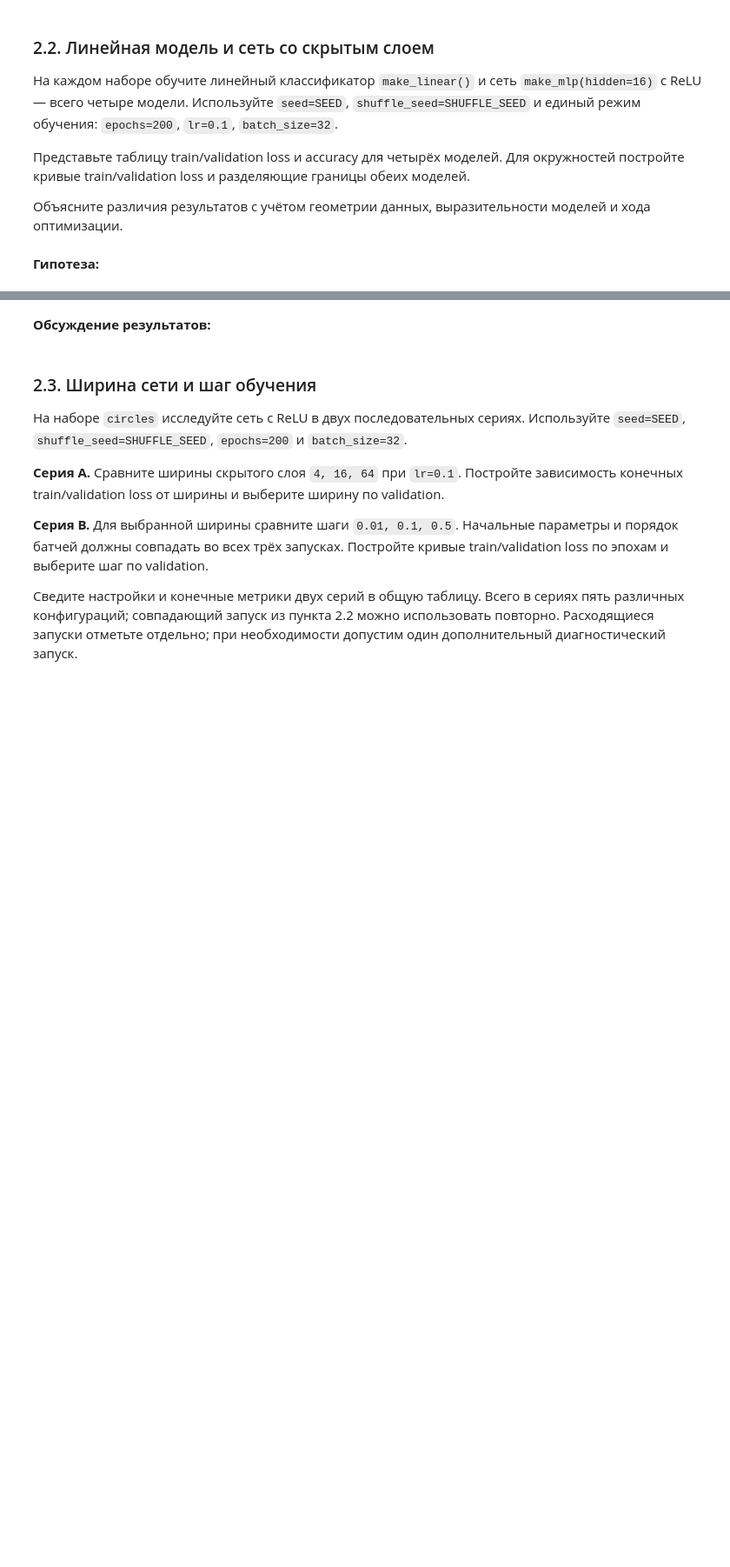
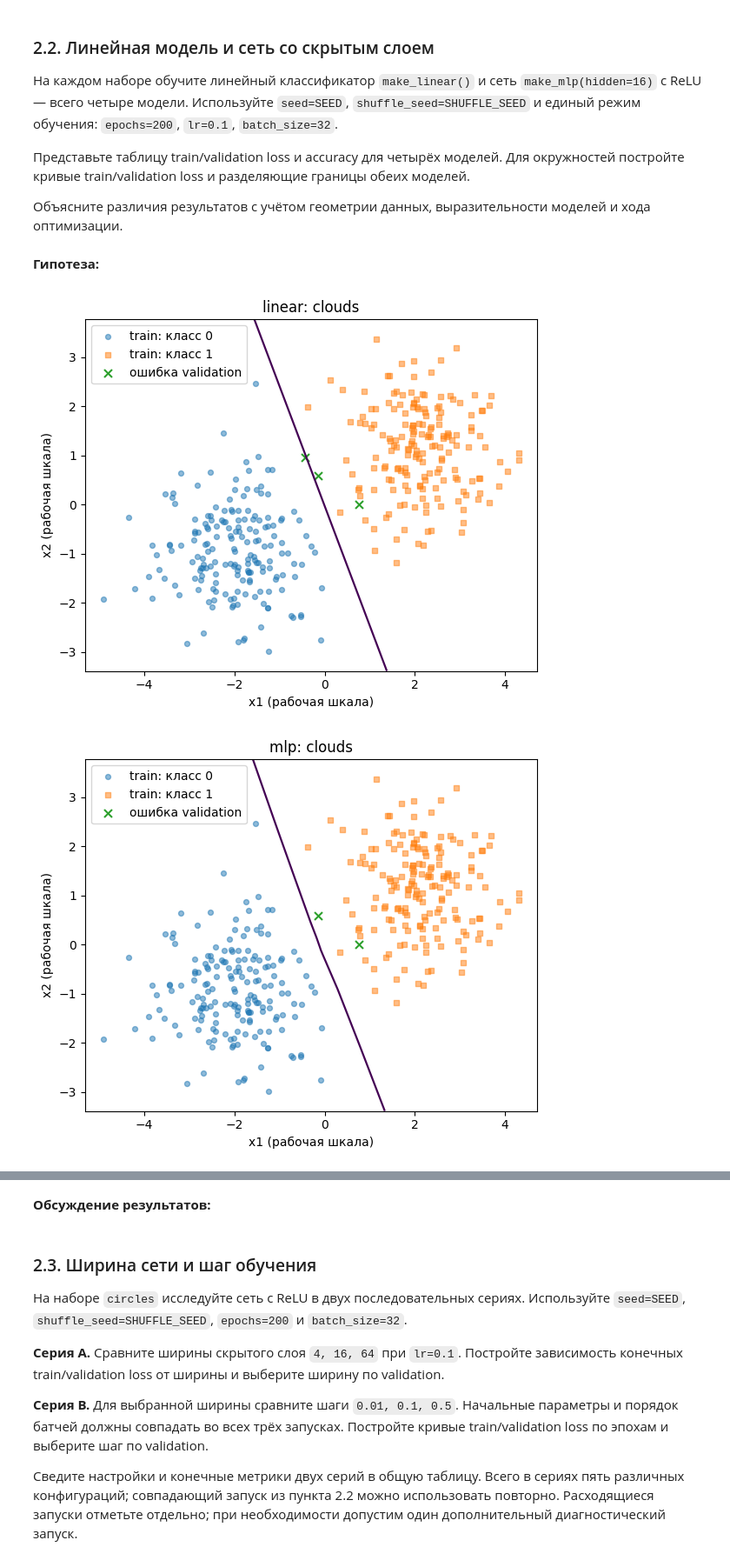
Before and after one commit to Abrackadabrr/machine_learning_practice, a Jupyter notebook: hometask/autumn_semester/task_2/hw2_neural_networks_student.ipynb, the cells around one changed output, grey strips where cells are left out. Shown at 87% size. Drawn from its saved outputs; the diff is of its cells as text; code cells hidden in the pictures; blank space fills up the shorter version.

```diff
--- a/hometask/autumn_semester/task_2/hw2_neural_networks_student.ipynb
+++ b/hometask/autumn_semester/task_2/hw2_neural_networks_student.ipynb
@@ -911,4 +914,10 @@ for name, dataset in data.items():
 предсказывающего наиболее частый класс train. При равенстве частот выберите
 класс `0`. Сопоставьте геометрию наборов с возможностями линейной модели.
 # %%
-# Решение пункта 2.1.
+class DummyClassifier:
+    def __init__(self, X_train, y_train):
+        values, counts = np.unique(y_train, return_counts=True)
+        self.result = values[counts.argmax()]
+
+    def forward(self, X):
+        return np.ones(X.shape[0]) * self.result
@@ -914,0 +1013,13 @@ for name, dataset in data.items():
+# %%
+prepared = data.copy()
+# %%
+# оценка accuracy для DummyClassifier
+baselines = {}
+base_predicts = {}
+base_acc = {}
+for name in prepared.keys():
+    baselines[name] = DummyClassifier(prepared[name]["X_train"], prepared[name]["y_train"])
+    base_predicts[name] = baselines[name].forward(prepared[name]["X_valid"])
+    base_acc[name] = np.sum(base_predicts[name] == prepared[name]["y_valid"]) / prepared[name]["y_valid"].shape[0]
+
+print("Accuracy for baseline:", base_acc)
@@ -929,7 +1046,7 @@ def plot_boundary(
 ):
     low, high = X_train.min(axis=0) - 0.4, X_train.max(axis=0) + 0.4
     xx, yy = np.meshgrid(
-        np.linspace(low[0], high[0], 160), np.linspace(low[1], high[1], 160)
+        np.linspace(low[0], high[0], 300), np.linspace(low[1], high[1], 300)
     )
     grid = np.column_stack([xx.ravel(), yy.ravel()])
     grid_logits = model.forward(grid)
@@ -983,4 +1100,22 @@ def plot_boundary(
 # %% [markdown]
 **Гипотеза:**
 # %%
-# Решение пункта 2.2.
+linear_classifier = {}
+linear_history = {}
+mlp = {}
+mpl_history = {}
+
+# создаем и учим модели
+for name in prepared.keys():
+    linear_classifier[name] = make_linear()
+    mlp[name] = make_mlp(hidden=16)
+    X_train, y_train = prepared[name]["X_train"], prepared[name]["y_train"]
+    X_valid, y_valid = prepared[name]["X_valid"], prepared[name]["y_valid"]
+    linear_history[name] = fit(linear_classifier[name], X_train, y_train, X_valid, y_valid, epochs=200, lr=0.1, batch_size=32, shuffle_seed=SHUFFLE_SEED)
+    mpl_history[name] = fit(mlp[name], X_train, y_train, X_valid, y_valid, epochs=200, lr=0.1, batch_size=32, shuffle_seed=SHUFFLE_SEED)
+
+    plot_boundary(linear_classifier[name], X_train, y_train, X_valid, y_valid, "linear: " + name)
+    plot_boundary(mlp[name], X_train, y_train, X_valid, y_valid, "mlp: " + name)
+# %% [output]
+[figure, added]
+[figure, added]
```
Also changed, not shown: parts of 8 cells of this notebook.
